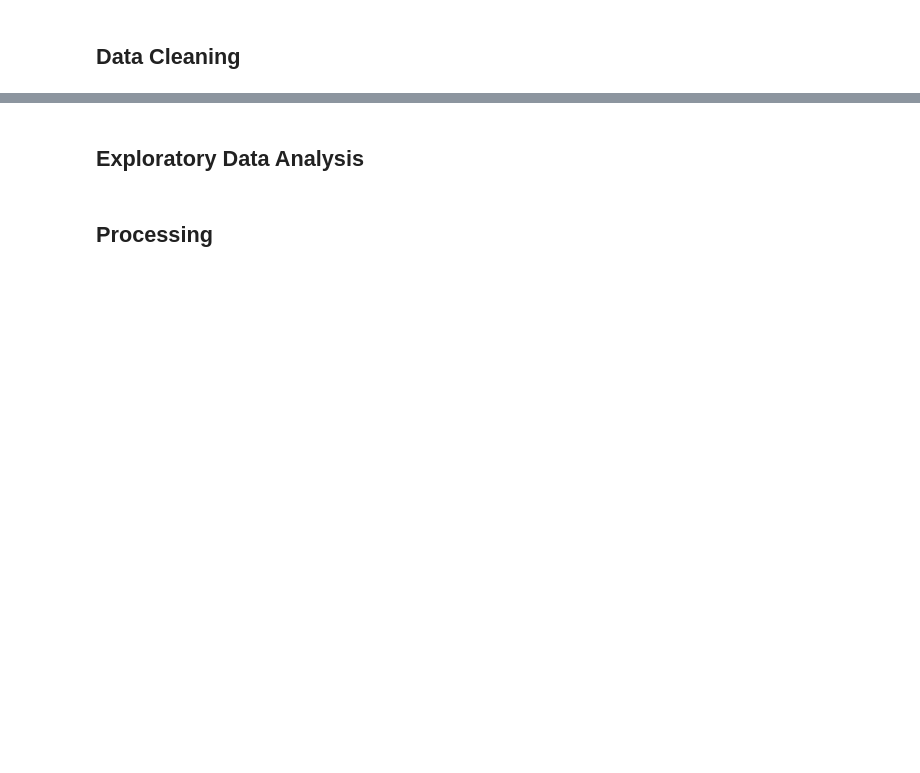
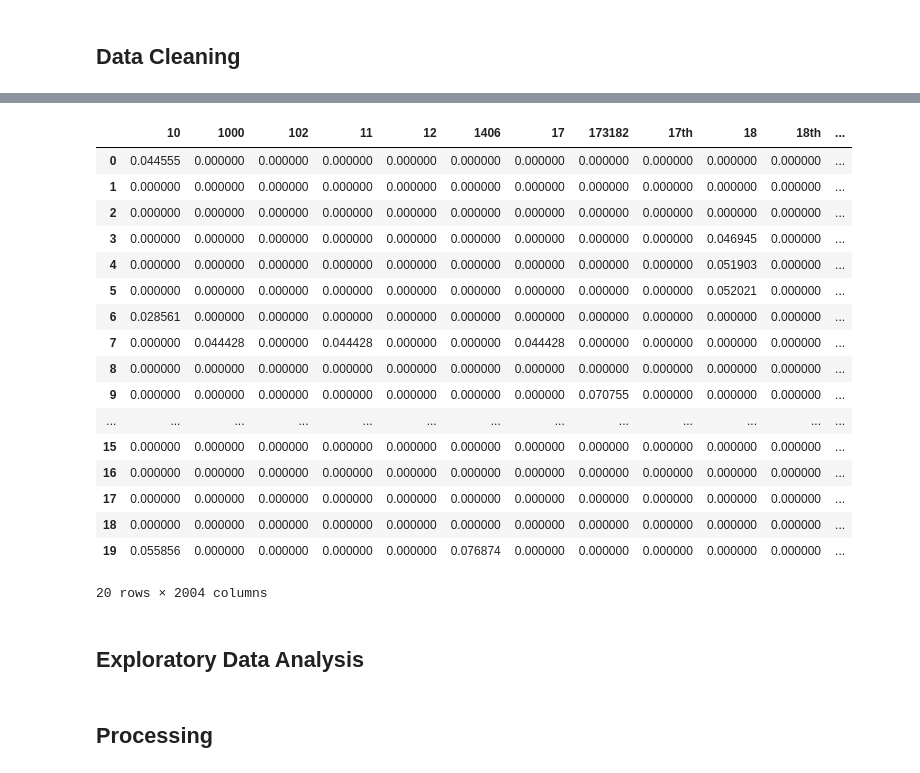
Before and after one commit to tanickell/Data-Science-Portfolio-C22, a Jupyter notebook: Modules/Module_5_NLP_and_Clustering/Projects/Instructions/Project.5-NLP/Project.5-NLP-Pass-01.ipynb, the cells around one changed output, grey strips where cells are left out. Drawn from its saved outputs; the diff is of its cells as text; code cells hidden in the pictures; blank space fills up the shorter version.

```diff
--- a/Modules/Module_5_NLP_and_Clustering/Projects/Instructions/Project.5-NLP/Project.5-NLP-Pass-01.ipynb
+++ b/Modules/Module_5_NLP_and_Clustering/Projects/Instructions/Project.5-NLP/Project.5-NLP-Pass-01.ipynb
@@ -78,0 +97,3 @@ import pandas as pd
+# %%
+# load rows into pandas dataframe
+df = pd.read_csv(url, nrows = num_rows_to_import)
@@ -80,0 +209,4 @@ import pandas as pd
+# %%
+vectorizer = CountVectorizer(stop_words = 'english')
+texts = list(df['text'])
+bow_matrix = vectorizer.fit_transform(texts)
@@ -80,0 +229,3 @@ import pandas as pd
+# %%
+tf_idf_matrix = TfidfTransformer()
+tf_idf_texts = tf_idf_matrix.fit_transform(bow_matrix)
@@ -81,2 +252,28 @@ import pandas as pd
+# %%
+tf_df = pd.DataFrame(
+  data = tf_idf_texts.toarray(),
+  columns = vectorizer.get_feature_names_out(),
+)
+# %%
+tf_df
+# %% [output]
+|  | 10 | 1000 | 102 | 11 | 12 | 1406 | 17 | 173182 | 17th | 18 | 18th | ... |
+| 0 | 0.044555 | 0.000000 | 0.000000 | 0.000000 | 0.000000 | 0.000000 | 0.000000 | 0.000000 | 0.000000 | 0.000000 | 0.000000 | ... |
+| 1 | 0.000000 | 0.000000 | 0.000000 | 0.000000 | 0.000000 | 0.000000 | 0.000000 | 0.000000 | 0.000000 | 0.000000 | 0.000000 | ... |
+| 2 | 0.000000 | 0.000000 | 0.000000 | 0.000000 | 0.000000 | 0.000000 | 0.000000 | 0.000000 | 0.000000 | 0.000000 | 0.000000 | ... |
+| 3 | 0.000000 | 0.000000 | 0.000000 | 0.000000 | 0.000000 | 0.000000 | 0.000000 | 0.000000 | 0.000000 | 0.046945 | 0.000000 | ... |
+| 4 | 0.000000 | 0.000000 | 0.000000 | 0.000000 | 0.000000 | 0.000000 | 0.000000 | 0.000000 | 0.000000 | 0.051903 | 0.000000 | ... |
+| 5 | 0.000000 | 0.000000 | 0.000000 | 0.000000 | 0.000000 | 0.000000 | 0.000000 | 0.000000 | 0.000000 | 0.052021 | 0.000000 | ... |
+| 6 | 0.028561 | 0.000000 | 0.000000 | 0.000000 | 0.000000 | 0.000000 | 0.000000 | 0.000000 | 0.000000 | 0.000000 | 0.000000 | ... |
+| 7 | 0.000000 | 0.044428 | 0.000000 | 0.044428 | 0.000000 | 0.000000 | 0.044428 | 0.000000 | 0.000000 | 0.000000 | 0.000000 | ... |
+| 8 | 0.000000 | 0.000000 | 0.000000 | 0.000000 | 0.000000 | 0.000000 | 0.000000 | 0.000000 | 0.000000 | 0.000000 | 0.000000 | ... |
+| 9 | 0.000000 | 0.000000 | 0.000000 | 0.000000 | 0.000000 | 0.000000 | 0.000000 | 0.070755 | 0.000000 | 0.000000 | 0.000000 | ... |
+| ... | ... | ... | ... | ... | ... | ... | ... | ... | ... | ... | ... | ... |
+| 15 | 0.000000 | 0.000000 | 0.000000 | 0.000000 | 0.000000 | 0.000000 | 0.000000 | 0.000000 | 0.000000 | 0.000000 | 0.000000 | ... |
+| 16 | 0.000000 | 0.000000 | 0.000000 | 0.000000 | 0.000000 | 0.000000 | 0.000000 | 0.000000 | 0.000000 | 0.000000 | 0.000000 | ... |
+| 17 | 0.000000 | 0.000000 | 0.000000 | 0.000000 | 0.000000 | 0.000000 | 0.000000 | 0.000000 | 0.000000 | 0.000000 | 0.000000 | ... |
+| 18 | 0.000000 | 0.000000 | 0.000000 | 0.000000 | 0.000000 | 0.000000 | 0.000000 | 0.000000 | 0.000000 | 0.000000 | 0.000000 | ... |
+| 19 | 0.055856 | 0.000000 | 0.000000 | 0.000000 | 0.000000 | 0.076874 | 0.000000 | 0.000000 | 0.000000 | 0.000000 | 0.000000 | ... |
+20 rows × 2004 columns
 # %% [markdown]
 ## Exploratory Data Analysis
```
Also changed, not shown: parts of 42 cells of this notebook.
